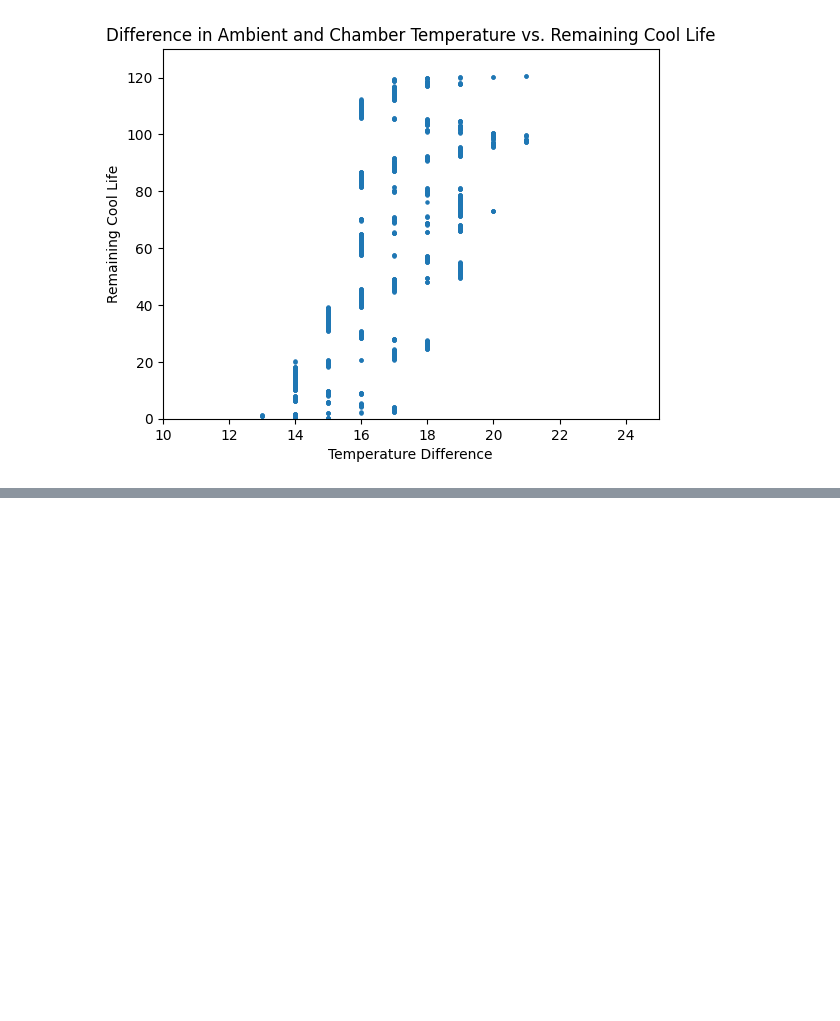
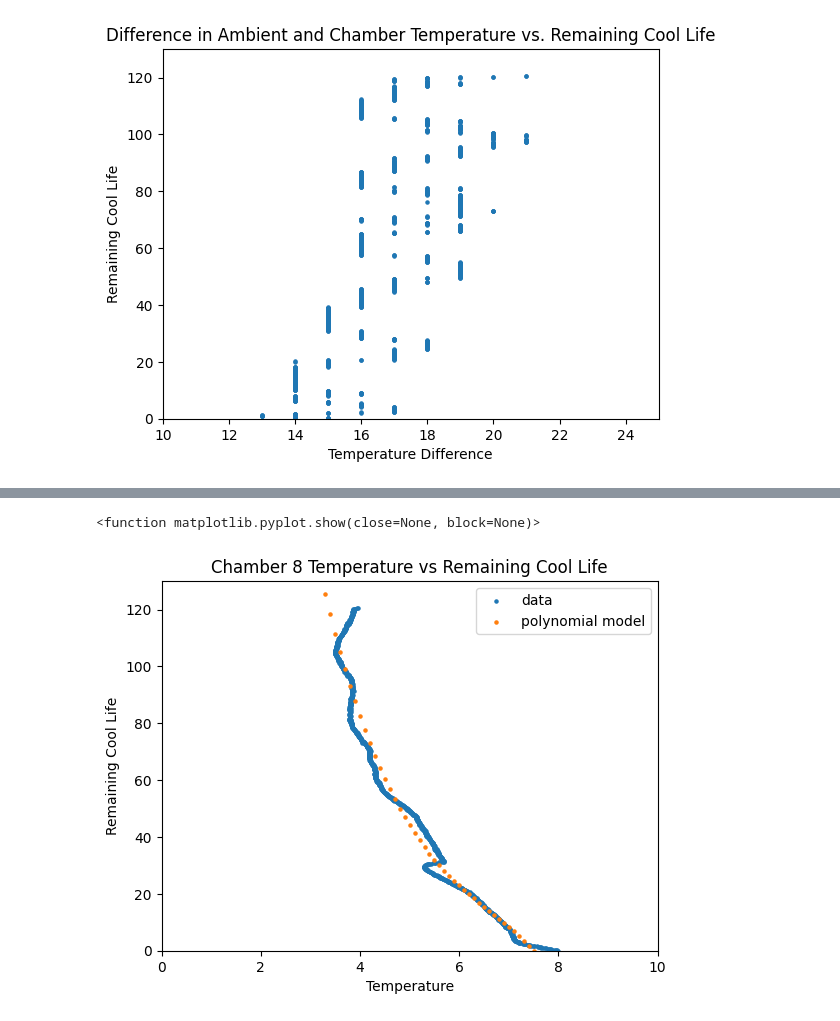
Before and after one commit to sharmashreya2002/Smile-Electronics, a Jupyter notebook: Tech_For_The_Poorest_Billion.ipynb, the cells around one changed output, grey strips where cells are left out. Saved outputs shown, nothing was run; the diff lists cells and outputs as text; code cells hidden in the pictures; blank space fills up the shorter version.

```diff
--- a/Tech_For_The_Poorest_Billion.ipynb
+++ b/Tech_For_The_Poorest_Billion.ipynb
@@ -285,7 +287,7 @@ print(times)
 
 def model_prediction(beta_sc, w, coefficients, x):
   y_sin = 0
-  for i in range(len(w)):
+  for i in range(int(np.shape(w)[0])):
     ay_sin = y_sin + beta_sc[i]*np.sin(w[i]*x + beta_sc[i+1]*np.cos(w[i]*x))
   y_trend = regression(x, coefficients)
   return y_sin + y_trend
@@ -477,0 +488,24 @@ There is no feasible model to describe this relationship. The next two approache
+# %%
+chamber_8_measurements = df['Chamber 8 temperature'].astype('float64').tolist()
+
+chamber_8_measurements_trunc = truncate_measurements(chamber_8_measurements, hours)[0]
+chamber_8_hours_trunc = truncate_measurements(chamber_8_measurements, hours)[1]
+final_8 = chamber_8_hours_trunc[-1]
+
+chamber_8_cool_life = []
+for time in chamber_8_hours_trunc:
+  chamber_8_cool_life.append(np.round(final_8 - time, 2))
+
+# Plot
+plt.scatter(chamber_8_measurements_trunc, chamber_8_cool_life, s = 5, label = 'data')
+plt.scatter(temperatures, cool_life_poly, s = 5, label = 'polynomial model')
+plt.xlim([0, 10])
+plt.ylim([0,130])
+plt.title('Chamber 8 Temperature vs Remaining Cool Life')
+plt.xlabel('Temperature')
+plt.ylabel('Remaining Cool Life')
+plt.legend()
+plt.show
+# %% [output]
+<function matplotlib.pyplot.show(close=None, block=None)>
+[figure, added]
```
Also changed, not shown: parts of 10 cells of this notebook.
